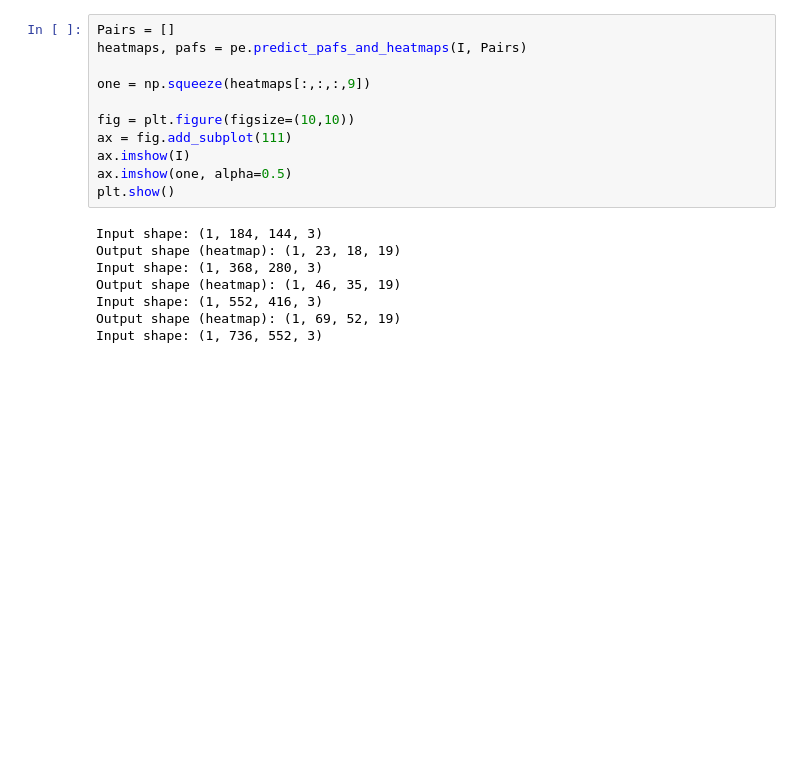
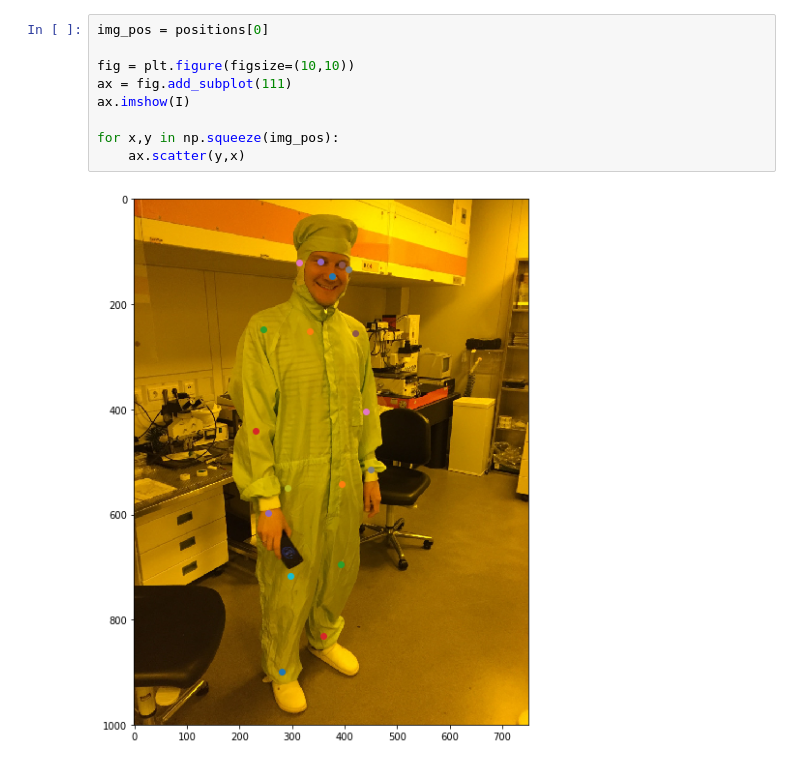
Before and after one commit to jutanke/easy_multi_person_pose_estimation, a Jupyter notebook: demo.ipynb, the cells around one changed output. Saved outputs shown, nothing was run; the diff lists cells and outputs as text; blank space fills up the shorter version.

```diff
--- a/demo.ipynb
+++ b/demo.ipynb
@@ -40,19 +35,11 @@ Using TensorFlow backend.
 # %%
-Pairs = []
-heatmaps, pafs = pe.predict_pafs_and_heatmaps(I, Pairs)
-
-one = np.squeeze(heatmaps[:,:,:,9])
+img_pos = positions[0]
 
 fig = plt.figure(figsize=(10,10))
 ax = fig.add_subplot(111)
 ax.imshow(I)
-ax.imshow(one, alpha=0.5)
-plt.show()
+
+for x,y in np.squeeze(img_pos):
+    ax.scatter(y,x)
 # %% [output]
-Input shape: (1, 184, 144, 3)
-Output shape (heatmap): (1, 23, 18, 19)
-Input shape: (1, 368, 280, 3)
-Output shape (heatmap): (1, 46, 35, 19)
-Input shape: (1, 552, 416, 3)
-Output shape (heatmap): (1, 69, 52, 19)
-Input shape: (1, 736, 552, 3)
+[figure, added]
```
Also changed, not shown: parts of 4 cells of this notebook, 1 other file.
